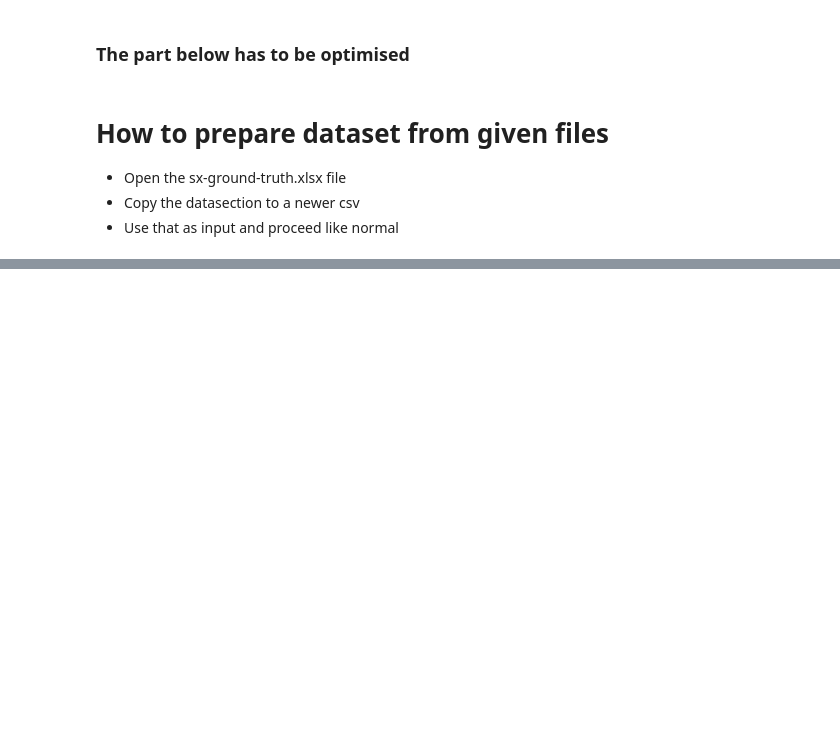
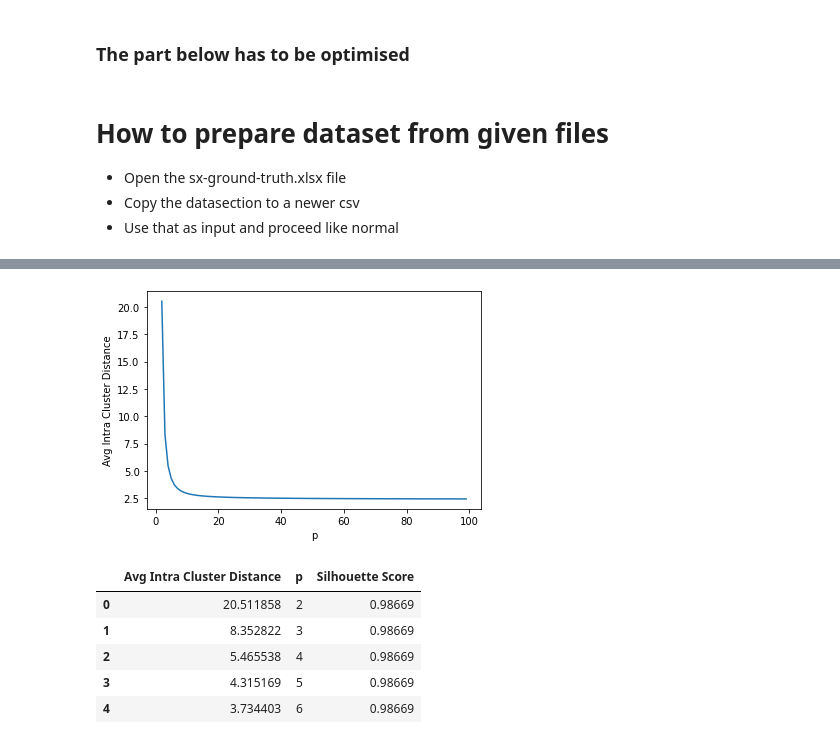
Before and after one commit to MnCSSJ4x/Clustering-Project, a Jupyter notebook: K_Means_Project.ipynb, the cells around one changed output, grey strips where cells are left out. Drawn from its saved outputs; the diff is of its cells as text; code cells hidden in the pictures; blank space fills up the shorter version.

```diff
--- a/K_Means_Project.ipynb
+++ b/K_Means_Project.ipynb
@@ -365,0 +413,10 @@ For dataset1 we see at value of random_state = 1000 we get the correct expected
+# %%
+output_for_txt("dim512.txt",16)
+# %% [output]
+[figure, added]
+|  | Avg Intra Cluster Distance | p | Silhouette Score |
+| 0 | 20.511858 | 2 | 0.98669 |
+| 1 | 8.352822 | 3 | 0.98669 |
+| 2 | 5.465538 | 4 | 0.98669 |
+| 3 | 4.315169 | 5 | 0.98669 |
+| 4 | 3.734403 | 6 | 0.98669 |
```
Also changed, not shown: parts of 10 cells of this notebook.
